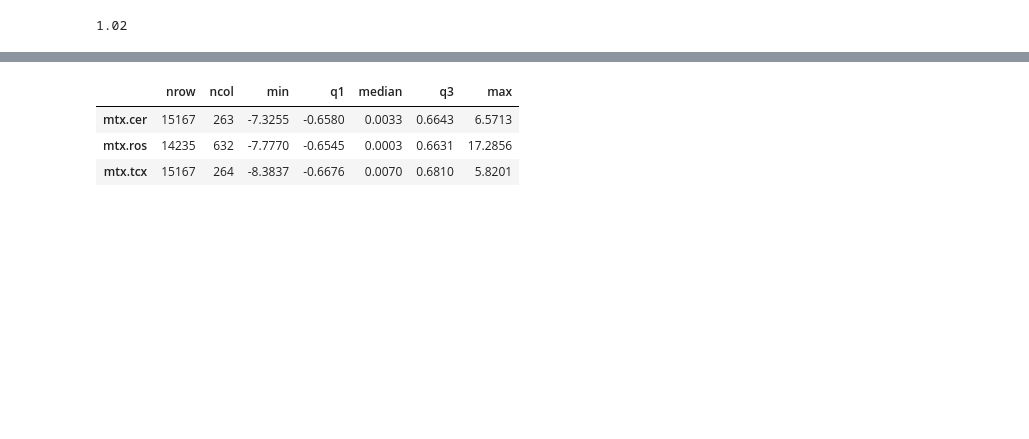
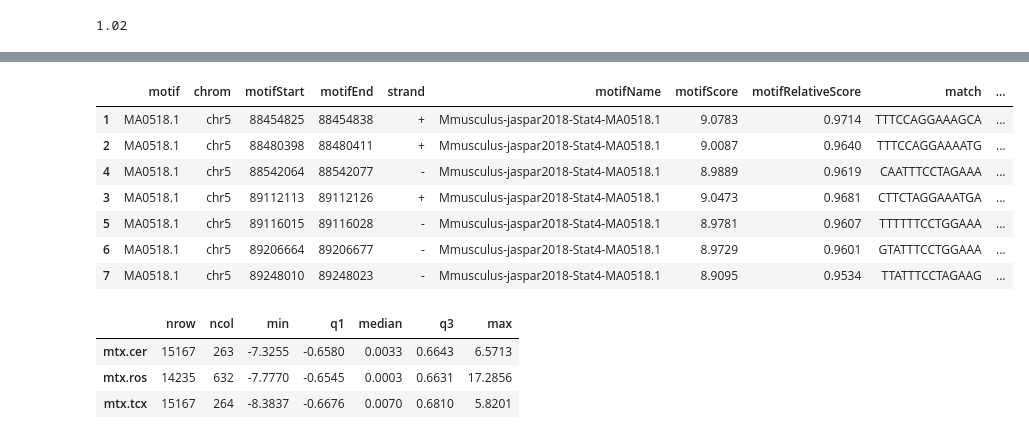
Before and after one commit to PriceLab/eqtlTrenaNotebooks, a Jupyter notebook: mef2c/nbserver/notebooks/demo.ipynb, the cells around one changed output, grey strips where cells are left out. Saved outputs shown, nothing was run; the diff lists cells and outputs as text; code cells hidden in the pictures; blank space fills up the shorter version.

Commit message:
findMotifsInRegion working

```diff
--- a/mef2c/nbserver/notebooks/demo.ipynb
+++ b/mef2c/nbserver/notebooks/demo.ipynb
@@ -20,0 +15,3 @@ trena.showGenomicRegion(mef2c_fullBounds_roi)
+# %%
+tfClassMotifs = ["MA0518.1", "MA0137.3", "MA0144.2", "MA0517.1", "MA0519.1", "MA0520.1"]
+motifDbMotifs = ["MA0518.1"]
@@ -20,0 +39,2 @@ trena.showGenomicRegion(mef2c_fullBounds_roi)
+# %%
+x = trena.getMotifsInRegion(tfClassMotifs[2], 90, display=True)
@@ -21,3 +59,14 @@ trena.showGenomicRegion(mef2c_fullBounds_roi)
+# %%
+x
+# %% [output]
+|  | motif | chrom | motifStart | motifEnd | strand | motifName | motifScore | motifRelativeScore | match | ... |
+| 1 | MA0518.1 | chr5 | 88454825 | 88454838 | + | Mmusculus-jaspar2018-Stat4-MA0518.1 | 9.0783 | 0.9714 | TTTCCAGGAAAGCA | ... |
+| 2 | MA0518.1 | chr5 | 88480398 | 88480411 | + | Mmusculus-jaspar2018-Stat4-MA0518.1 | 9.0087 | 0.9640 | TTTCCAGGAAAATG | ... |
+| 4 | MA0518.1 | chr5 | 88542064 | 88542077 | - | Mmusculus-jaspar2018-Stat4-MA0518.1 | 8.9889 | 0.9619 | CAATTTCCTAGAAA | ... |
+| 3 | MA0518.1 | chr5 | 89112113 | 89112126 | + | Mmusculus-jaspar2018-Stat4-MA0518.1 | 9.0473 | 0.9681 | CTTCTAGGAAATGA | ... |
+| 5 | MA0518.1 | chr5 | 89116015 | 89116028 | - | Mmusculus-jaspar2018-Stat4-MA0518.1 | 8.9781 | 0.9607 | TTTTTTCCTGGAAA | ... |
+| 6 | MA0518.1 | chr5 | 89206664 | 89206677 | - | Mmusculus-jaspar2018-Stat4-MA0518.1 | 8.9729 | 0.9601 | GTATTTCCTGGAAA | ... |
+| 7 | MA0518.1 | chr5 | 89248010 | 89248023 | - | Mmusculus-jaspar2018-Stat4-MA0518.1 | 8.9095 | 0.9534 | TTATTTCCTAGAAG | ... |
 # %%
 trena.summarizeExpressionMatrices()
 # %% [output]
```
Also changed, not shown: parts of 6 cells of this notebook, 7 other files.
